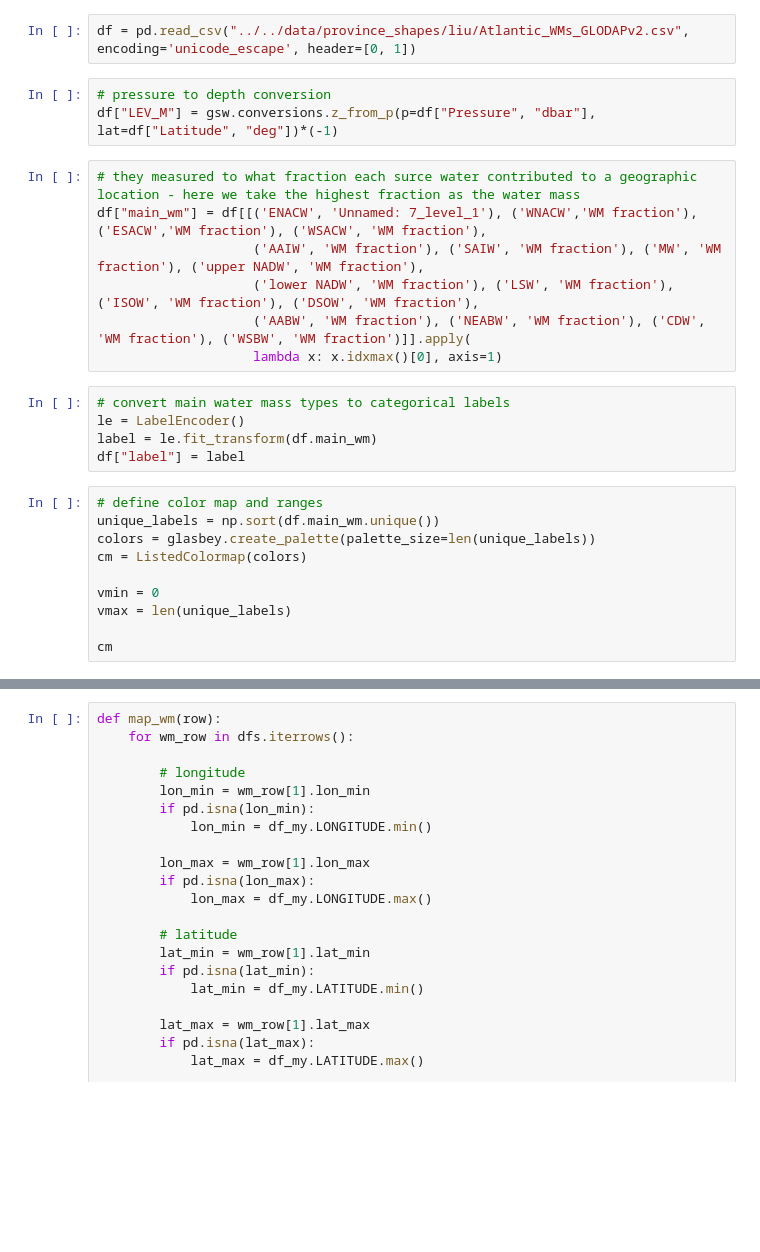
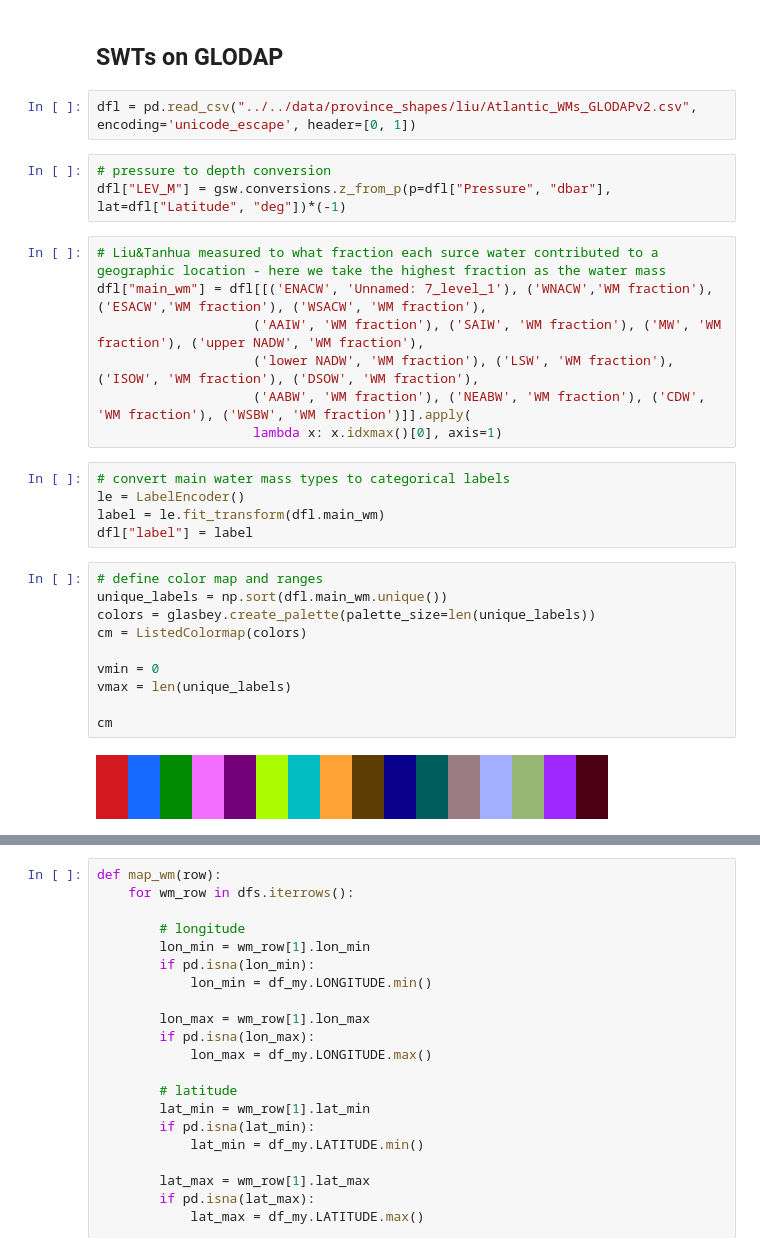
Before and after one commit to y-jenniges/ocean_cluster_validation, a Jupyter notebook: water_masses.ipynb, the cells around one changed output, grey strips where cells are left out. Saved outputs shown, nothing was run; the diff lists cells and outputs as text; blank space fills up the shorter version.

```diff
--- a/water_masses.ipynb
+++ b/water_masses.ipynb
@@ -20,11 +26,13 @@ Data for the paper
+# %% [markdown]
+## SWTs on GLODAP
 # %%
-df = pd.read_csv("../../data/province_shapes/liu/Atlantic_WMs_GLODAPv2.csv", encoding='unicode_escape', header=[0, 1])
+dfl = pd.read_csv("../../data/province_shapes/liu/Atlantic_WMs_GLODAPv2.csv", encoding='unicode_escape', header=[0, 1])
 # %%
 # pressure to depth conversion
-df["LEV_M"] = gsw.conversions.z_from_p(p=df["Pressure", "dbar"], lat=df["Latitude", "deg"])*(-1)
+dfl["LEV_M"] = gsw.conversions.z_from_p(p=dfl["Pressure", "dbar"], lat=dfl["Latitude", "deg"])*(-1)
 # %%
-# they measured to what fraction each surce water contributed to a geographic location - here we take the highest fraction as the water mass
-df["main_wm"] = df[[('ENACW', 'Unnamed: 7_level_1'), ('WNACW','WM fraction'), ('ESACW','WM fraction'), ('WSACW', 'WM fraction'),
+# Liu&Tanhua measured to what fraction each surce water contributed to a geographic location - here we take the highest fraction as the water mass
+dfl["main_wm"] = dfl[[('ENACW', 'Unnamed: 7_level_1'), ('WNACW','WM fraction'), ('ESACW','WM fraction'), ('WSACW', 'WM fraction'),
                     ('AAIW', 'WM fraction'), ('SAIW', 'WM fraction'), ('MW', 'WM fraction'), ('upper NADW', 'WM fraction'),
                     ('lower NADW', 'WM fraction'), ('LSW', 'WM fraction'), ('ISOW', 'WM fraction'), ('DSOW', 'WM fraction'),
                     ('AABW', 'WM fraction'), ('NEABW', 'WM fraction'), ('CDW', 'WM fraction'), ('WSBW', 'WM fraction')]].apply(
@@ -32,16 +40,18 @@ df["main_wm"] = df[[('ENACW', 'Unnamed: 7_level_1'), ('WNACW','WM fraction'), ('
 # %%
 # convert main water mass types to categorical labels
 le = LabelEncoder()
-label = le.fit_transform(df.main_wm)
-df["label"] = label
+label = le.fit_transform(dfl.main_wm)
+dfl["label"] = label
 # %%
 # define color map and ranges
-unique_labels = np.sort(df.main_wm.unique())
+unique_labels = np.sort(dfl.main_wm.unique())
 colors = glasbey.create_palette(palette_size=len(unique_labels))
 cm = ListedColormap(colors)
 
 vmin = 0
 vmax = len(unique_labels)
 
 cm
+# %% [output]
+[figure, added]
 # %%
```
Also changed, not shown: parts of 29 cells of this notebook.
